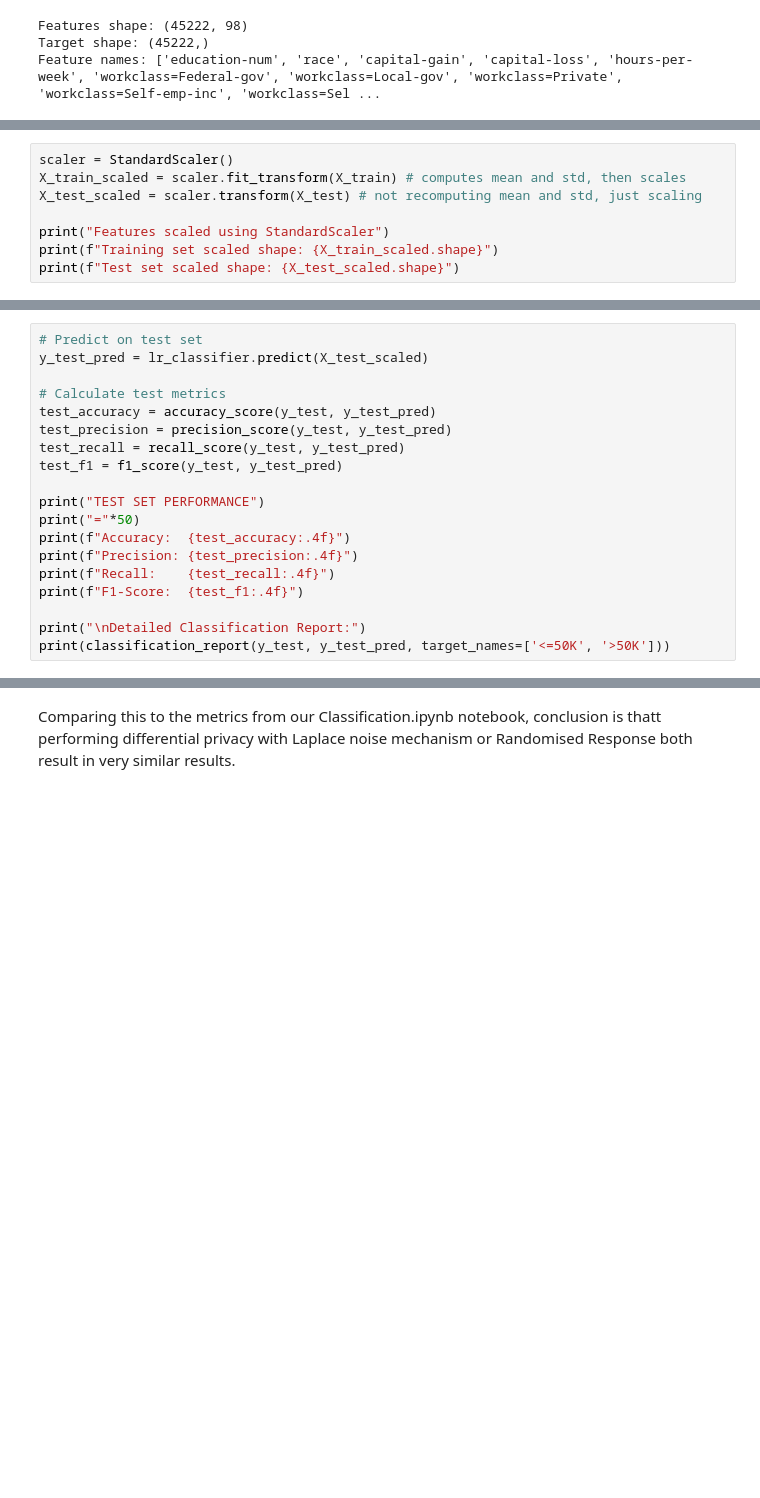
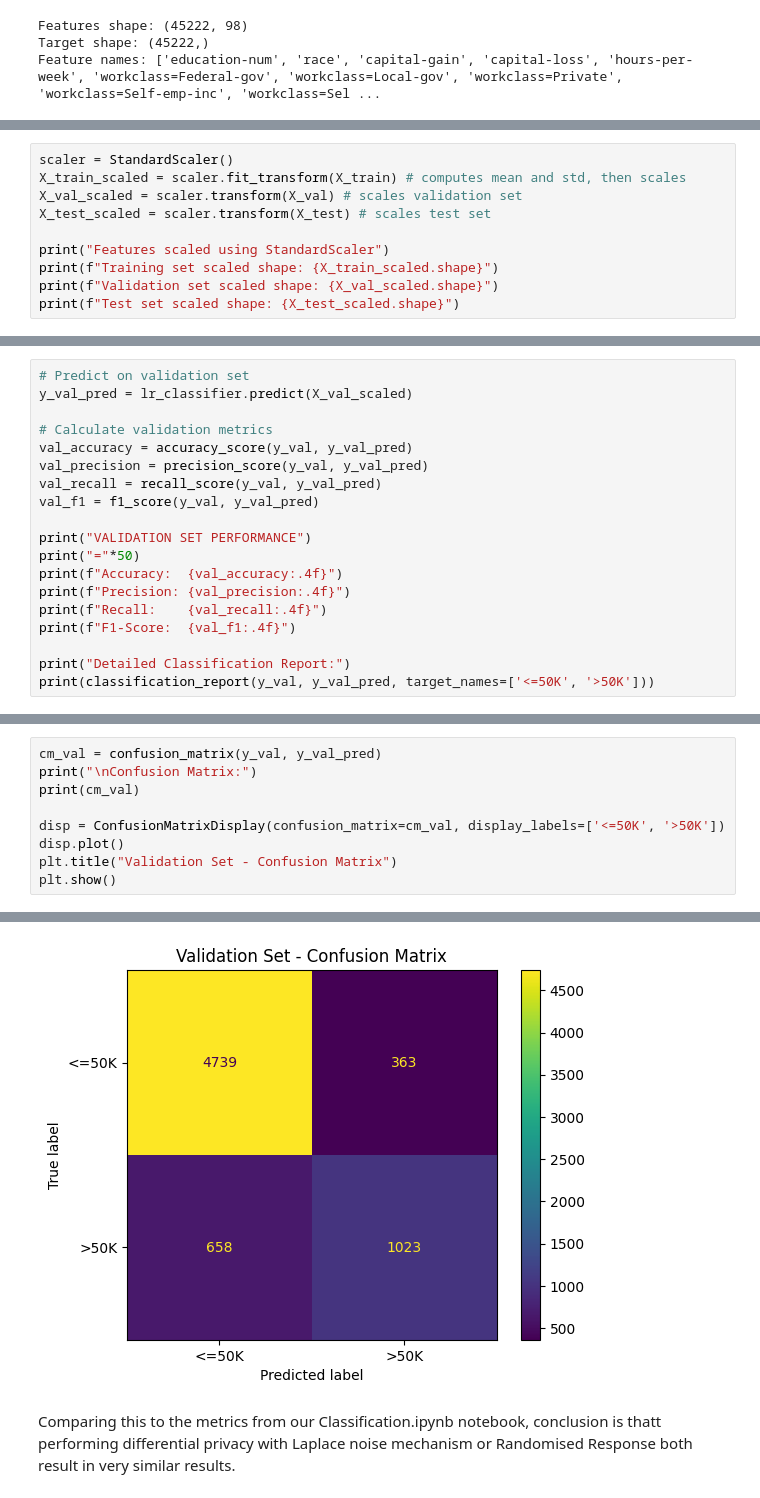
Before and after one commit to kw0jtach/Project_on_responsible_data_science, a Jupyter notebook: DifferentialPrivacy2.ipynb, the cells around one changed output, grey strips where cells are left out. Cells and saved outputs as stored; diff of their text form; blank space fills up the shorter version.

Commit message:
add plot and model current classifier

```diff
--- a/DifferentialPrivacy2.ipynb
+++ b/DifferentialPrivacy2.ipynb
@@ -363,10 +373,12 @@ Name: proportion, dtype: float64
 # %%
 scaler = StandardScaler()
 X_train_scaled = scaler.fit_transform(X_train) # computes mean and std, then scales
-X_test_scaled = scaler.transform(X_test) # not recomputing mean and std, just scaling
+X_val_scaled = scaler.transform(X_val) # scales validation set
+X_test_scaled = scaler.transform(X_test) # scales test set
 
 print("Features scaled using StandardScaler")
 print(f"Training set scaled shape: {X_train_scaled.shape}")
+print(f"Validation set scaled shape: {X_val_scaled.shape}")
 print(f"Test set scaled shape: {X_test_scaled.shape}")
 # %% [output]
 Features scaled using StandardScaler
@@ -381,20 +401,20 @@ Logistic Regression trained
 # %%
-# Predict on test set
-y_test_pred = lr_classifier.predict(X_test_scaled)
+# Predict on validation set
+y_val_pred = lr_classifier.predict(X_val_scaled)
 
-# Calculate test metrics
-test_accuracy = accuracy_score(y_test, y_test_pred)
-test_precision = precision_score(y_test, y_test_pred)
-test_recall = recall_score(y_test, y_test_pred)
-test_f1 = f1_score(y_test, y_test_pred)
+# Calculate validation metrics
+val_accuracy = accuracy_score(y_val, y_val_pred)
+val_precision = precision_score(y_val, y_val_pred)
+val_recall = recall_score(y_val, y_val_pred)
+val_f1 = f1_score(y_val, y_val_pred)
 
-print("TEST SET PERFORMANCE")
+print("VALIDATION SET PERFORMANCE")
 print("="*50)
-print(f"Accuracy:  {test_accuracy:.4f}")
-print(f"Precision: {test_precision:.4f}")
-print(f"Recall:    {test_recall:.4f}")
-print(f"F1-Score:  {test_f1:.4f}")
+print(f"Accuracy:  {val_accuracy:.4f}")
+print(f"Precision: {val_precision:.4f}")
+print(f"Recall:    {val_recall:.4f}")
+print(f"F1-Score:  {val_f1:.4f}")
 
-print("\nDetailed Classification Report:")
-print(classification_report(y_test, y_test_pred, target_names=['<=50K', '>50K']))
+print("Detailed Classification Report:")
+print(classification_report(y_val, y_val_pred, target_names=['<=50K', '>50K']))
 # %% [output]
@@ -416,0 +436,10 @@ weighted avg       0.84      0.84      0.84      9045
+# %%
+cm_val = confusion_matrix(y_val, y_val_pred)
+print("\nConfusion Matrix:")
+print(cm_val)
+
+disp = ConfusionMatrixDisplay(confusion_matrix=cm_val, display_labels=['<=50K', '>50K'])
+disp.plot()
+plt.title("Validation Set - Confusion Matrix")
+plt.show()
+# %% [output]
@@ -417,2 +449,3 @@ weighted avg       0.84      0.84      0.84      9045
+[figure, added]
 # %% [markdown]
 Comparing this to the metrics from our Classification.ipynb notebook, conclusion is thatt performing differential privacy with Laplace noise mechanism or Randomised Response both result in very similar results.
```
Also changed, not shown: parts of 10 cells of this notebook.
